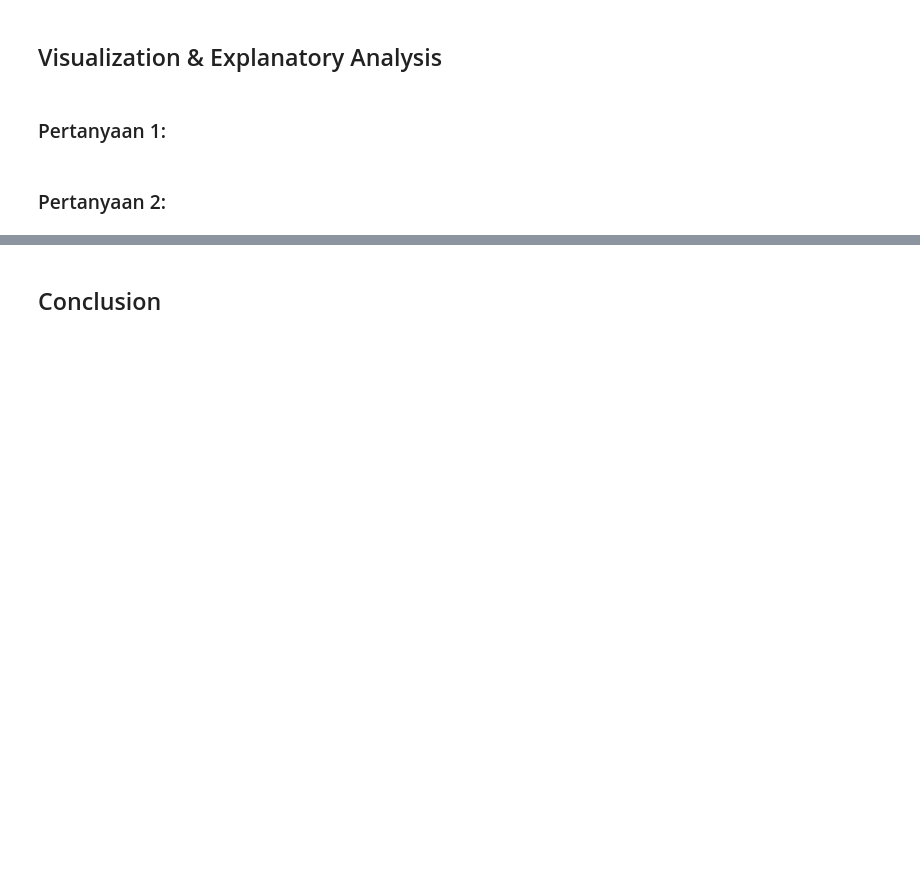
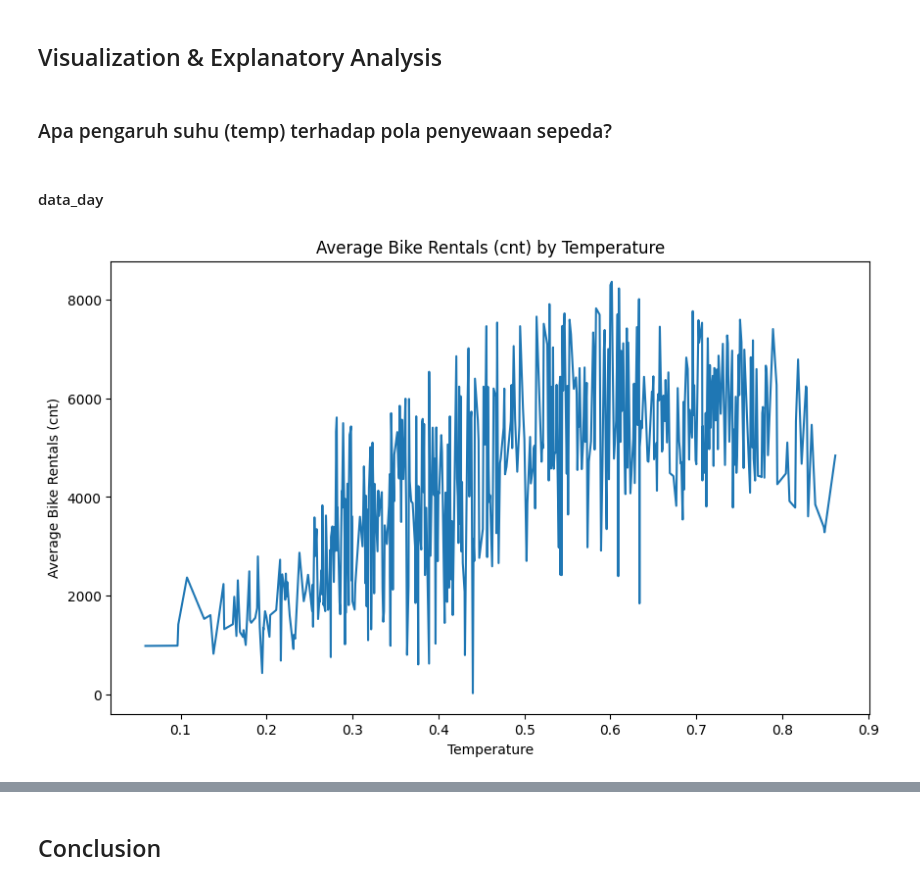
Before and after one commit to rezaldii/Data-Analysis-with-Python, a Jupyter notebook: notebook.ipynb, the cells around one changed output, grey strips where cells are left out. Cells and saved outputs as stored; diff of their text form; code cells hidden in the pictures; blank space fills up the shorter version.

```diff
--- a/notebook.ipynb
+++ b/notebook.ipynb
@@ -343,6 +468,18 @@ Name: cnt, dtype: float64
 # %% [markdown]
 ## Visualization & Explanatory Analysis
-# %% [markdown]
-### Pertanyaan 1:
-# %% [markdown]
-### Pertanyaan 2:
+# %% [markdown]
+### Apa pengaruh suhu (temp) terhadap pola penyewaan sepeda?
+# %% [markdown]
+#### data_day
+# %%
+# line plot
+avg_cnt_by_temp = day_df.groupby('temp')['cnt'].mean()
+
+plt.figure(figsize=(10, 6))
+avg_cnt_by_temp.plot(kind='line')
+plt.title("Average Bike Rentals (cnt) by Temperature")
+plt.xlabel("Temperature")
+plt.ylabel("Average Bike Rentals (cnt)")
+plt.show()
+# %% [output]
+[figure, added]
```
Also changed, not shown: parts of 23 cells of this notebook.
